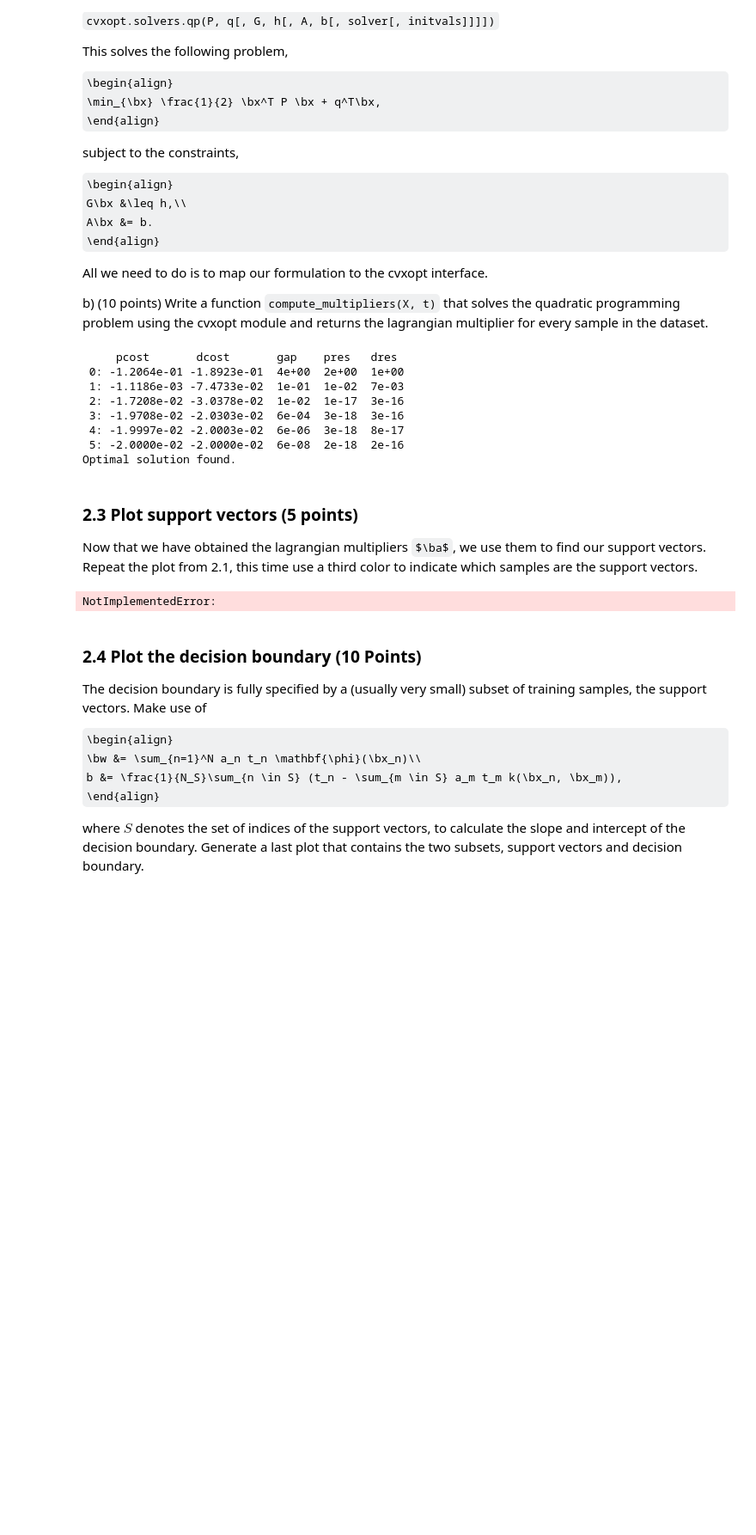
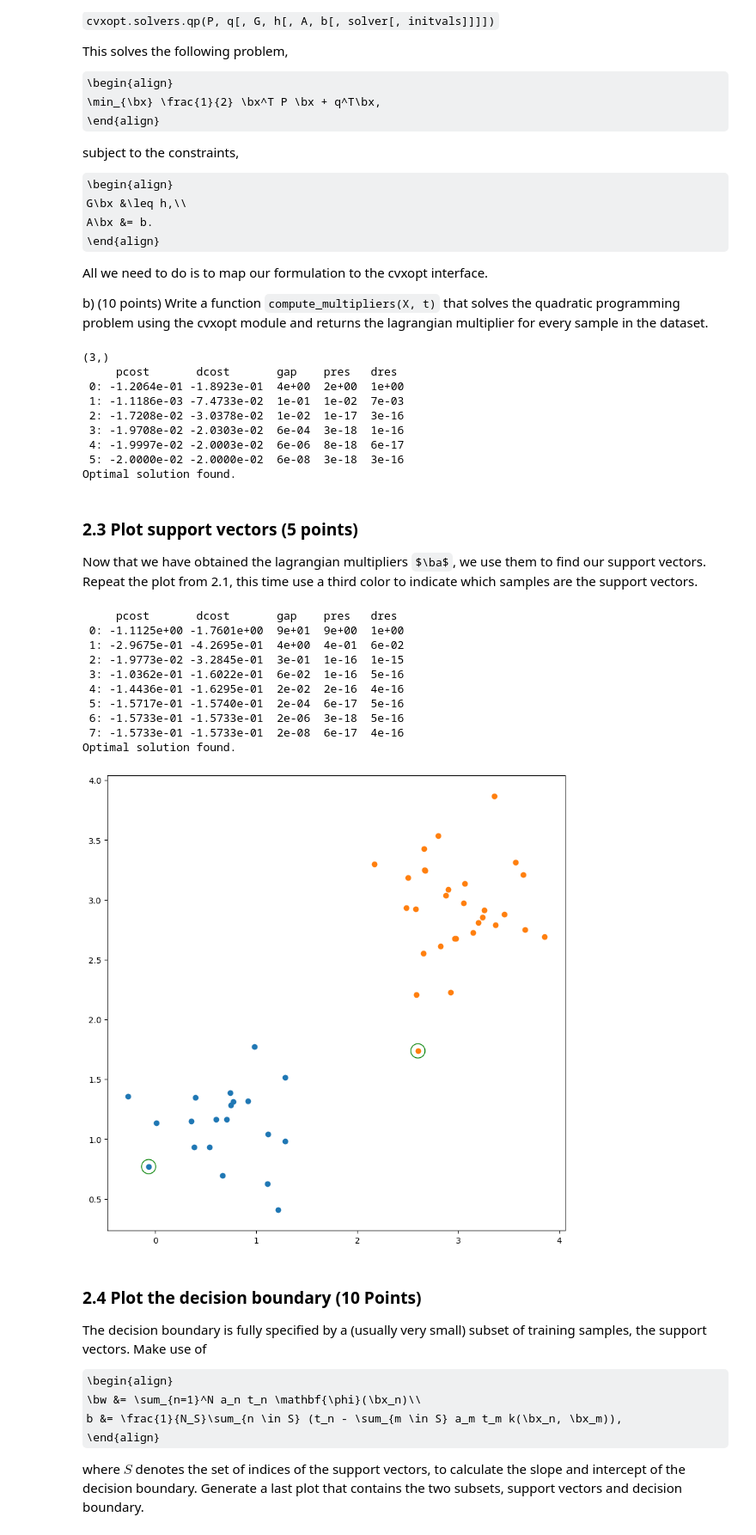
Before and after one commit to sanderbroos/MachineLearning1, a Jupyter notebook: Lab2/Lab2.ipynb, the cells around one changed output. Shown at 86% size. Cells and saved outputs as stored; diff of their text form; code cells hidden in the pictures; some formulas as TeX source; blank space fills up the shorter version.

```diff
--- a/Lab2/Lab2.ipynb
+++ b/Lab2/Lab2.ipynb
@@ -525,7 +523,8 @@ b) (10 points) Write a function `compute_multipliers(X, t)` that solves the quad
 import cvxopt
 
 def compute_multipliers(X, t):
-    A = cvxopt.matrix(t, (1, 3))
+    print(t.shape)
+    A = cvxopt.matrix(t, (1, t.shape[0]))
     b = cvxopt.matrix(np.zeros(1))
     G = cvxopt.matrix(-1 * np.identity(len(t)))
     h = cvxopt.matrix(np.zeros(len(t)))
@@ -549,22 +548,53 @@ a_test = compute_multipliers(X_test, t_test)
 
 assert a_test.shape == (N_test, 1)
 # %% [output]
+(3,)
      pcost       dcost       gap    pres   dres
  0: -1.2064e-01 -1.8923e-01  4e+00  2e+00  1e+00
  1: -1.1186e-03 -7.4733e-02  1e-01  1e-02  7e-03
  2: -1.7208e-02 -3.0378e-02  1e-02  1e-17  3e-16
- 3: -1.9708e-02 -2.0303e-02  6e-04  3e-18  3e-16
- 4: -1.9997e-02 -2.0003e-02  6e-06  3e-18  8e-17
- 5: -2.0000e-02 -2.0000e-02  6e-08  2e-18  2e-16
+ 3: -1.9708e-02 -2.0303e-02  6e-04  3e-18  1e-16
+ 4: -1.9997e-02 -2.0003e-02  6e-06  8e-18  6e-17
+ 5: -2.0000e-02 -2.0000e-02  6e-08  3e-18  3e-16
 Optimal solution found.
 # %% [markdown]
 ### 2.3 Plot support vectors (5 points)
 Now that we have obtained the lagrangian multipliers $\ba$, we use them to find our support vectors. Repeat the plot from 2.1, this time use a third color to indicate which samples are the support vectors.
-# %%
-# YOUR CODE HERE
-raise NotImplementedError()
-# %% [output]
-NotImplementedError:
+# %%
+X1, X2 = generate_lin_sep([[0.15, 0],[0, 0.15]], [[0.15, 0],[0, 0.15]])
+Y1 = - np.ones((X1.shape[0],1))
+Y2 = np.ones((X2.shape[0],1))
+
+X = np.vstack((X1, X2))
+Y = np.vstack((Y1, Y2))
+
+K = computeK(X)
+
+a = compute_multipliers(X, Y)
+# To find b, first find a support vector whose a_n will be > 0
+thresh = 10**(-9)
+sv_i = np.where(a > thresh)[0]
+
+plt.figure(figsize=(10,10))
+
+plt.scatter(X1[:, 0], X1[:, 1])
+plt.scatter(X2[:, 0], X2[:, 1])
+plt.scatter(X[sv_i, 0], X[sv_i, 1], s=300, facecolors='none', edgecolors='green')
+
+
+plt.show()
+# %% [output]
+     pcost       dcost       gap    pres   dres
+ 0: -1.1125e+00 -1.7601e+00  9e+01  9e+00  1e+00
+ 1: -2.9675e-01 -4.2695e-01  4e+00  4e-01  6e-02
+ 2: -1.9773e-02 -3.2845e-01  3e-01  1e-16  1e-15
+ 3: -1.0362e-01 -1.6022e-01  6e-02  1e-16  5e-16
+ 4: -1.4436e-01 -1.6295e-01  2e-02  2e-16  4e-16
+ 5: -1.5717e-01 -1.5740e-01  2e-04  6e-17  5e-16
+ 6: -1.5733e-01 -1.5733e-01  2e-06  3e-18  5e-16
+ 7: -1.5733e-01 -1.5733e-01  2e-08  6e-17  4e-16
+Optimal solution found.
+[figure, added]
 # %% [markdown]
 ### 2.4 Plot the decision boundary (10 Points)
 The decision boundary is fully specified by a (usually very small) subset of training samples, the support vectors. Make use of
```
Also changed, not shown: parts of 6 cells of this notebook.
